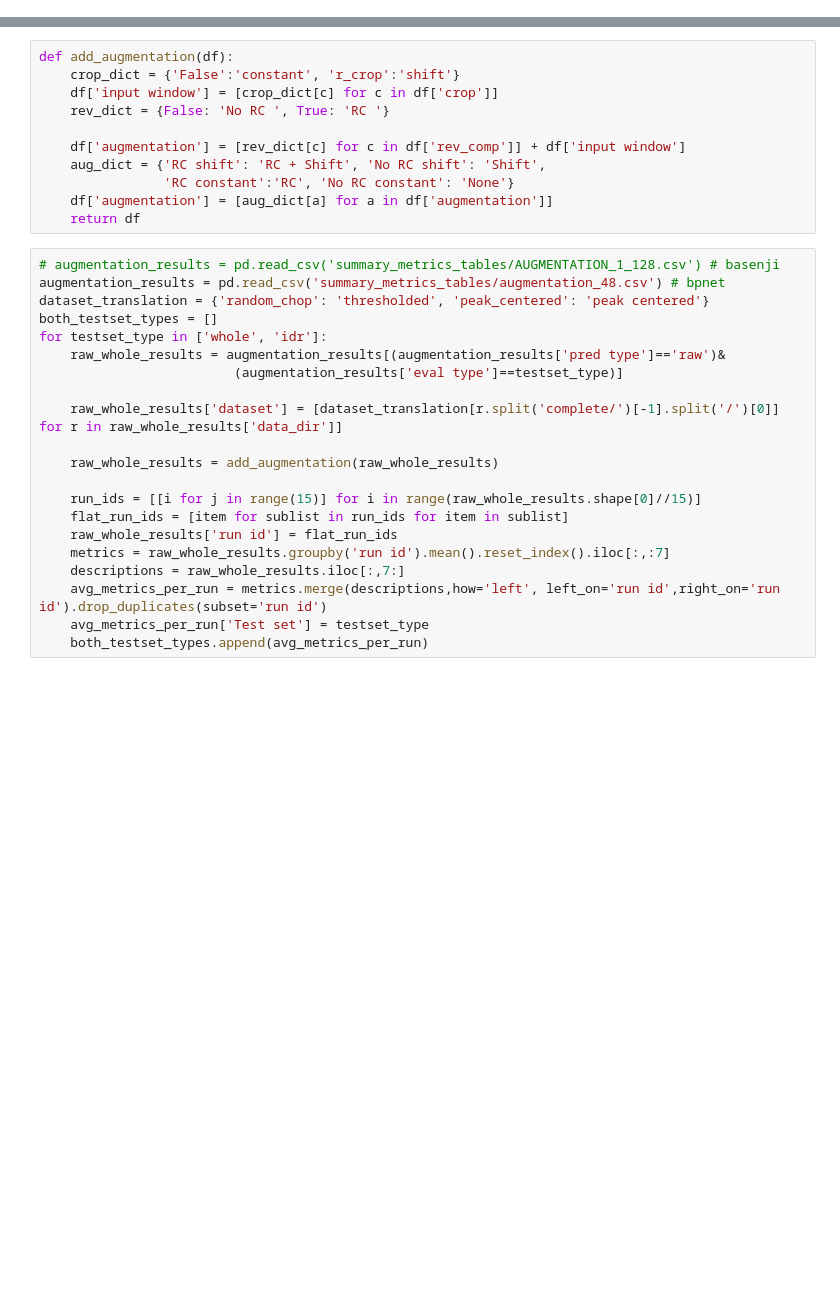
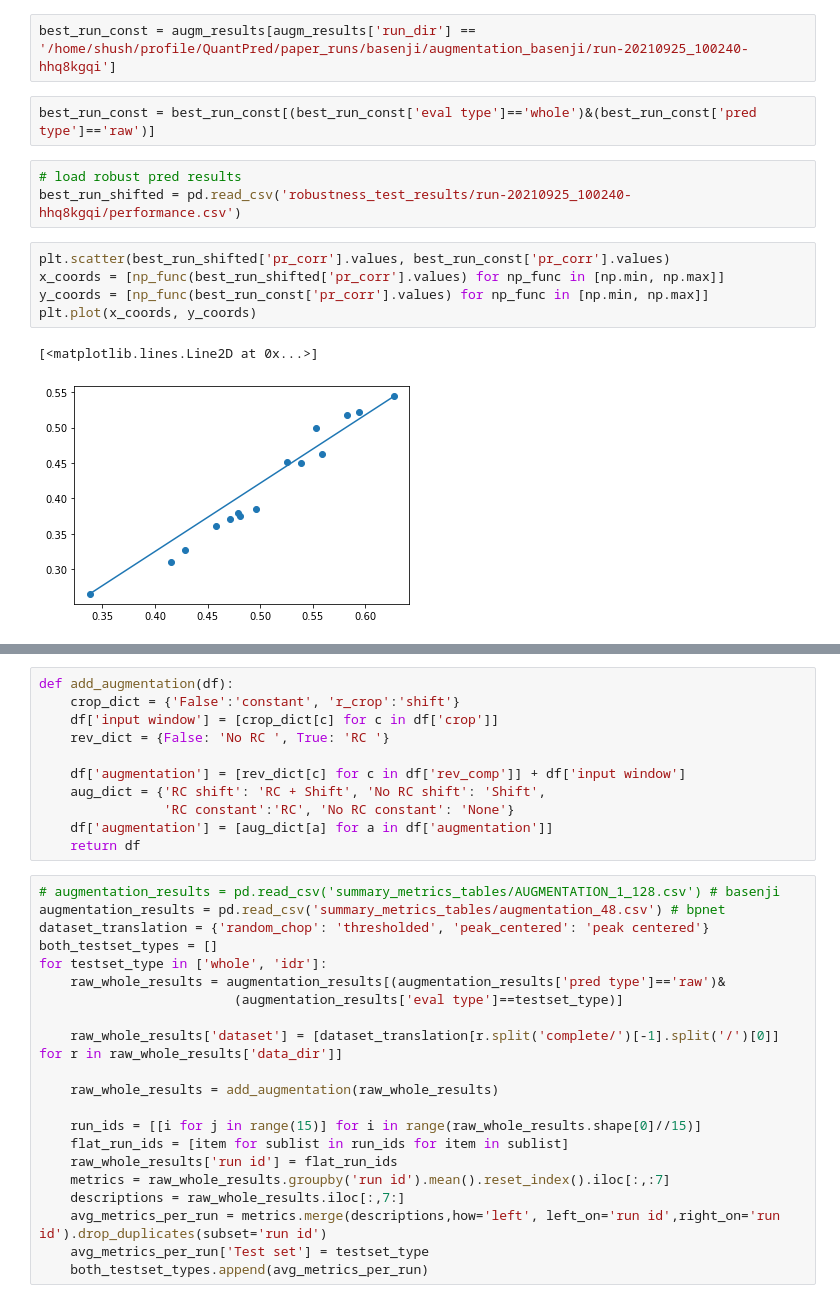
Before and after one commit to amberT15/QuantPred, a Jupyter notebook: augmentation_visualizations.ipynb, the cells around one changed output, grey strips where cells are left out. Saved outputs shown, nothing was run; the diff lists cells and outputs as text; blank space fills up the shorter version.

Commit message:
add augm notebook

```diff
--- a/augmentation_visualizations.ipynb
+++ b/augmentation_visualizations.ipynb
@@ -25,0 +49,15 @@ The autoreload extension is already loaded. To reload it, use:
+# %%
+best_run_const = augm_results[augm_results['run_dir'] == '/home/shush/profile/QuantPred/paper_runs/basenji/augmentation_basenji/run-20210925_100240-hhq8kgqi']
+# %%
+best_run_const = best_run_const[(best_run_const['eval type']=='whole')&(best_run_const['pred type']=='raw')]
+# %%
+# load robust pred results
+best_run_shifted = pd.read_csv('robustness_test_results/run-20210925_100240-hhq8kgqi/performance.csv')
+# %%
+plt.scatter(best_run_shifted['pr_corr'].values, best_run_const['pr_corr'].values)
+x_coords = [np_func(best_run_shifted['pr_corr'].values) for np_func in [np.min, np.max]]
+y_coords = [np_func(best_run_const['pr_corr'].values) for np_func in [np.min, np.max]]
+plt.plot(x_coords, y_coords)
+# %% [output]
+[<matplotlib.lines.Line2D at 0x...>]
+[figure, added]
```
Also changed, not shown: parts of 6 cells of this notebook, 1 other file.
